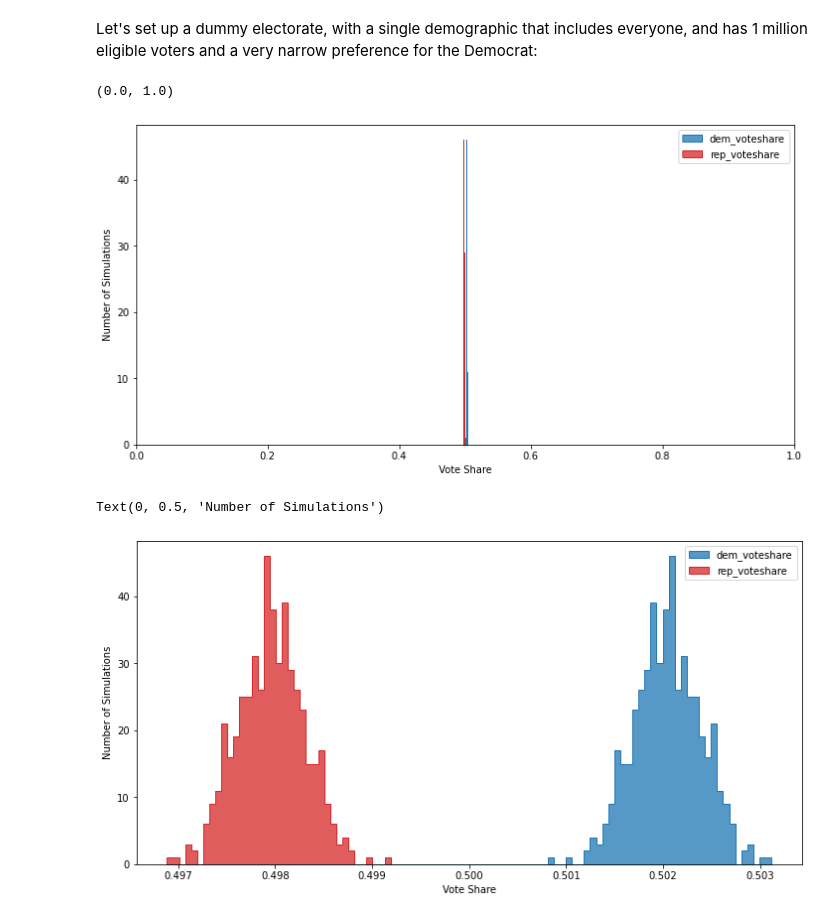
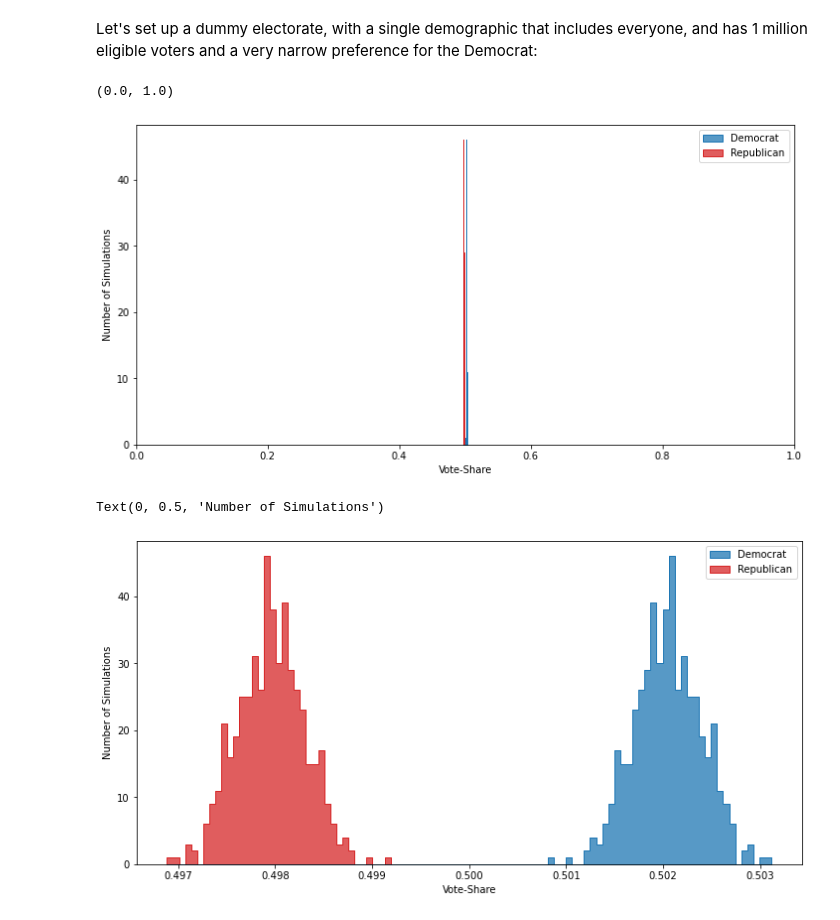
Before and after one commit to AndrewRook/polling_simulator, a Jupyter notebook: 1_introduction.ipynb, the cells around one changed output. Drawn from its saved outputs; the diff is of its cells as text; code cells hidden in the pictures.

```diff
--- a/1_introduction.ipynb
+++ b/1_introduction.ipynb
@@ -19,7 +19,7 @@ demographics = [
     Demographic(
         turnout_likelihood=0.7,
         response_likelihood=1.0,
-        candidate_preference={"Dem": 0.502, "Rep": 0.498},
+        candidate_preference={"Democrat": 0.502, "Republican": 0.498},
         population_segmentation = (everyone == True)
     )
 ]
@@ -28,29 +28,29 @@ electorate = generate_electorate(1000000, demographics)
 # %%
 simulated_elections = run_elections(500, electorate)
 simulated_elections["total_votes"] = simulated_elections.sum(axis=1)
-simulated_elections["dem_voteshare"] = simulated_elections["Dem"] / simulated_elections["total_votes"]
-simulated_elections["rep_voteshare"] = simulated_elections["Rep"] / simulated_elections["total_votes"]
+simulated_elections["Democrat"] = simulated_elections["Democrat"] / simulated_elections["total_votes"]
+simulated_elections["Republican"] = simulated_elections["Republican"] / simulated_elections["total_votes"]
 # %%
 fig, ax = plt.subplots(figsize=(12, 6))
 sns.histplot(
-    simulated_elections[["dem_voteshare", "rep_voteshare"]], element="step", bins=100, ax=ax, alpha=0.75
+    simulated_elections[["Democrat", "Republican"]], element="step", bins=100, ax=ax, alpha=0.75
 )
-ax.set_xlabel("Vote Share")
+ax.set_xlabel("Vote-Share")
 ax.set_ylabel("Number of Simulations")
 ax.set_xlim([0, 1])
 # %% [output]
 (0.0, 1.0)
-[figure, old version]
+[figure, new version]
 # %%
 fig, ax = plt.subplots(figsize=(12, 6))
 sns.histplot(
-    simulated_elections[["dem_voteshare", "rep_voteshare"]], element="step", bins=100, ax=ax, alpha=0.75
+    simulated_elections[["Democrat", "Republican"]], element="step", bins=100, ax=ax, alpha=0.75
 )
-ax.set_xlabel("Vote Share")
+ax.set_xlabel("Vote-Share")
 ax.set_ylabel("Number of Simulations")
 # %% [output]
 Text(0, 0.5, 'Number of Simulations')
-[figure, old version]
+[figure, new version]
 # %%
 np.random.seed(100)
 single_poll_results = run_polls(
```
Also changed, not shown: parts of 4 cells of this notebook, 1 other file.
